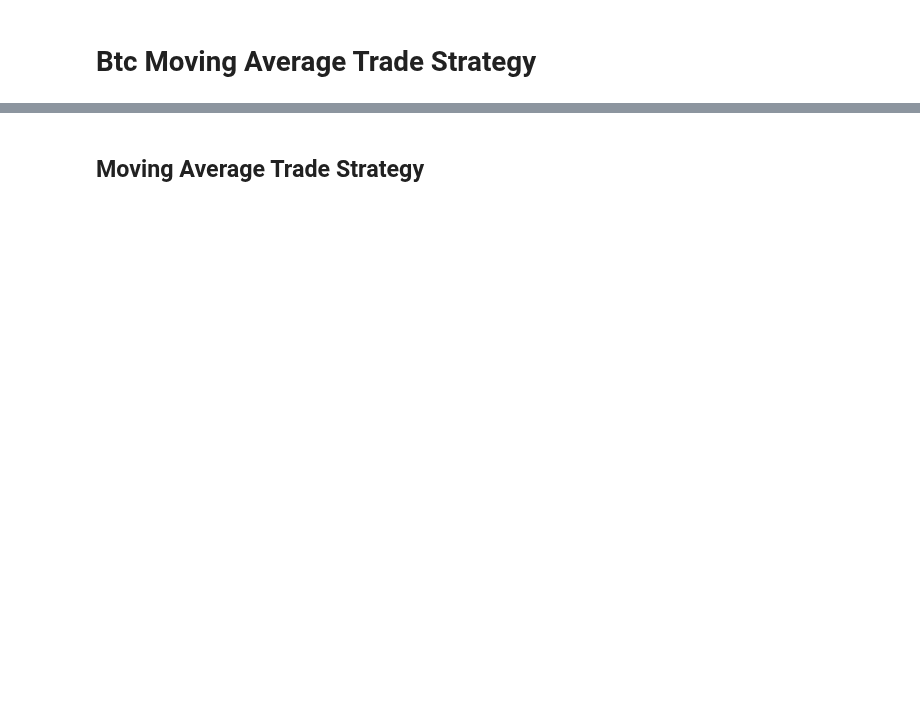
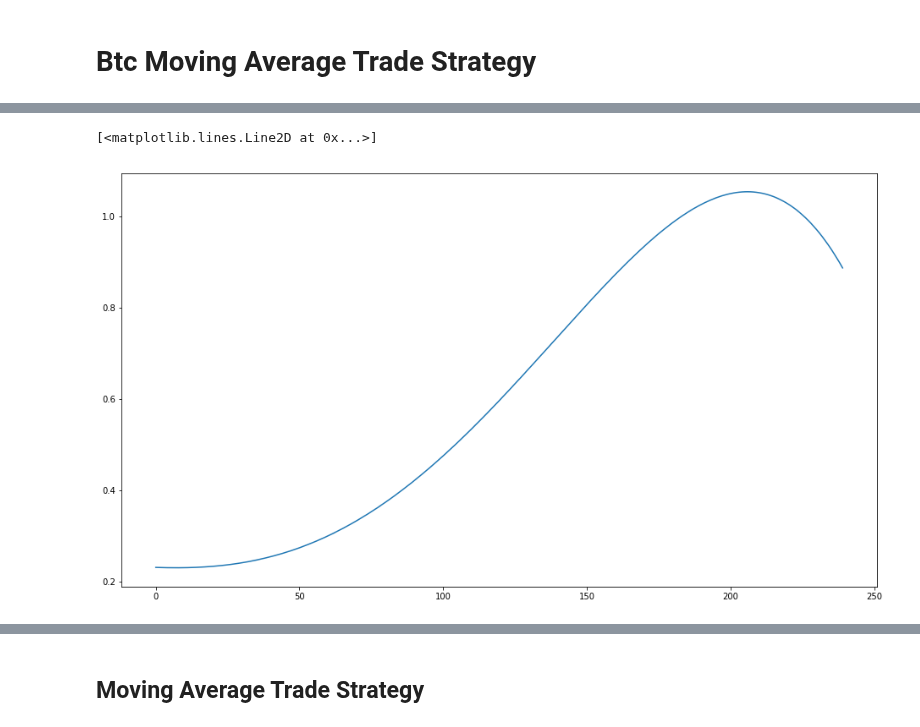
Before and after one commit to franklili3/Python-for-Finance-Engineering, a Jupyter notebook: FinalProject/Btc_EMA_strategy.ipynb, the cells around one changed output, grey strips where cells are left out. Cells and saved outputs as stored; diff of their text form; code cells hidden in the pictures; blank space fills up the shorter version.

```diff
--- a/FinalProject/Btc_EMA_strategy.ipynb
+++ b/FinalProject/Btc_EMA_strategy.ipynb
@@ -93,0 +233,9 @@ MarketTradeHist.head()
+# %%
+# arrange our data
+minute_bars = minute_data[ 'minute_bars' ]
+X = pd.DataFrame( { 'bin': minute_bars,
+                    'bin2' : minute_bars**2,
+                    'bin3' : minute_bars**3,
+                    'bin4' : minute_bars**4,
+                    'bin5' : minute_bars**5 } )
+y = minute_data[ 'accum_pct' ]
@@ -93,0 +299,6 @@ MarketTradeHist.head()
+# %%
+fig, ax1 = plt.subplots(figsize=(16,9))
+plt.plot(predictions)
+# %% [output]
+[<matplotlib.lines.Line2D at 0x...>]
+[figure, added]
```
Also changed, not shown: parts of 64 cells of this notebook, 1 other file.
